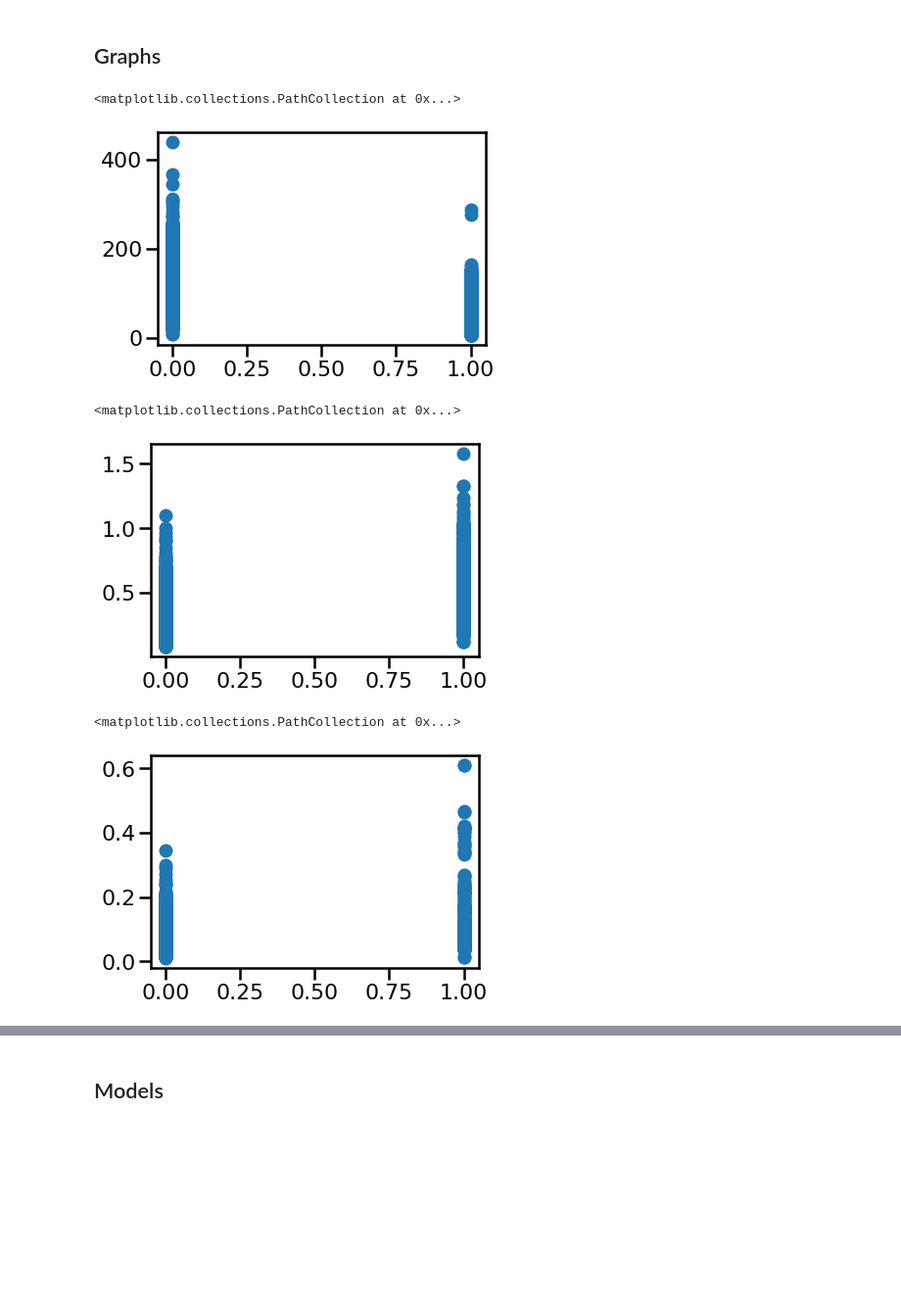
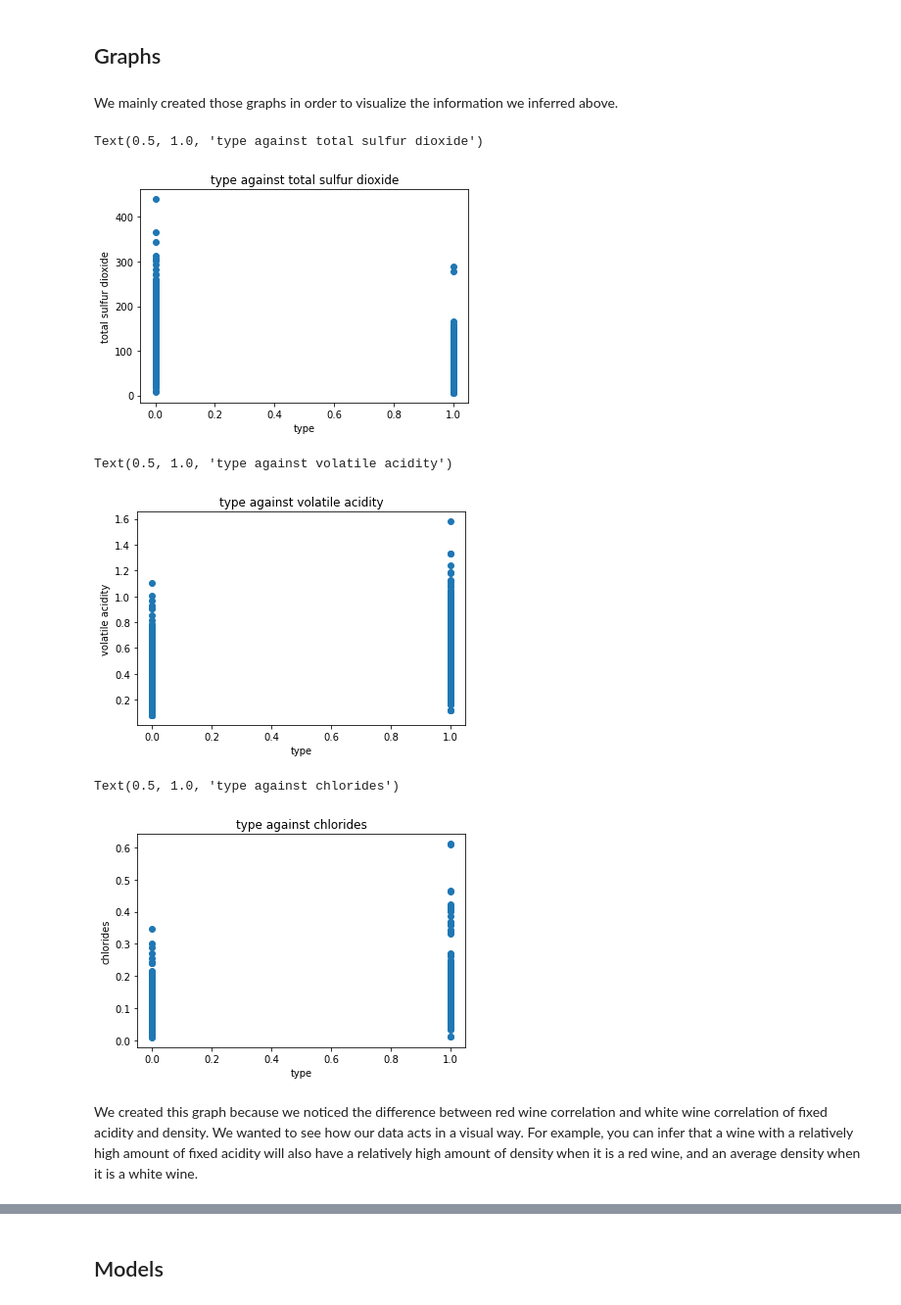
Before and after one commit to TamirIsCool/DataScIntro, a Jupyter notebook: Regression/Wine.ipynb, the cells around one changed output, grey strips where cells are left out. Shown at 98% size. Drawn from its saved outputs; the diff is of its cells as text; code cells hidden in the pictures; blank space fills up the shorter version.

Commit message:
Added description to graphs

```diff
--- a/Regression/Wine.ipynb
+++ b/Regression/Wine.ipynb
@@ -154,21 +154,34 @@ We can expect that the following data will classify a wine as a red wine:
 * The wine has a relatively low amount of Total sulfur dioxide, as well as free sulfur dioxide
 # %% [markdown]
 ## Graphs ##
+# %% [markdown]
+We mainly created those graphs in order to visualize the information we inferred above.
 # %%
 plt.scatter(wine_data['type'], wine_data['total sulfur dioxide'] )
+plt.xlabel('type')
+plt.ylabel('total sulfur dioxide')
+plt.title('type against total sulfur dioxide')
 # %% [output]
-<matplotlib.collections.PathCollection at 0x...>
+Text(0.5, 1.0, 'type against total sulfur dioxide')
-[figure, old version]
+[figure, new version]
 # %%
 plt.scatter(wine_data['type'], wine_data['volatile acidity'] )
+plt.xlabel('type')
+plt.ylabel('volatile acidity')
+plt.title('type against volatile acidity')
 # %% [output]
-<matplotlib.collections.PathCollection at 0x...>
+Text(0.5, 1.0, 'type against volatile acidity')
-[figure, old version]
+[figure, new version]
 # %%
 plt.scatter(wine_data['type'], wine_data['chlorides'] )
+plt.xlabel('type')
+plt.ylabel('chlorides')
+plt.title('type against chlorides')
 # %% [output]
-<matplotlib.collections.PathCollection at 0x...>
+Text(0.5, 1.0, 'type against chlorides')
-[figure, old version]
+[figure, new version]
+# %% [markdown]
+We created this graph because we noticed the difference between red wine correlation and white wine correlation of fixed acidity and density. We wanted to see how our data acts in a visual way. For example, you can infer that a wine with a relatively high amount of fixed acidity will also have a relatively high amount of density when it is a red wine, and an average density when it is a white wine.
 # %%
 plt.scatter(red_wine_data['density'], red_wine_data['fixed acidity'] , color = 'r')
 plt.scatter(white_wine_data['density'], white_wine_data['fixed acidity'] , color = 'k')
```
Also changed, not shown: parts of 21 cells of this notebook.
